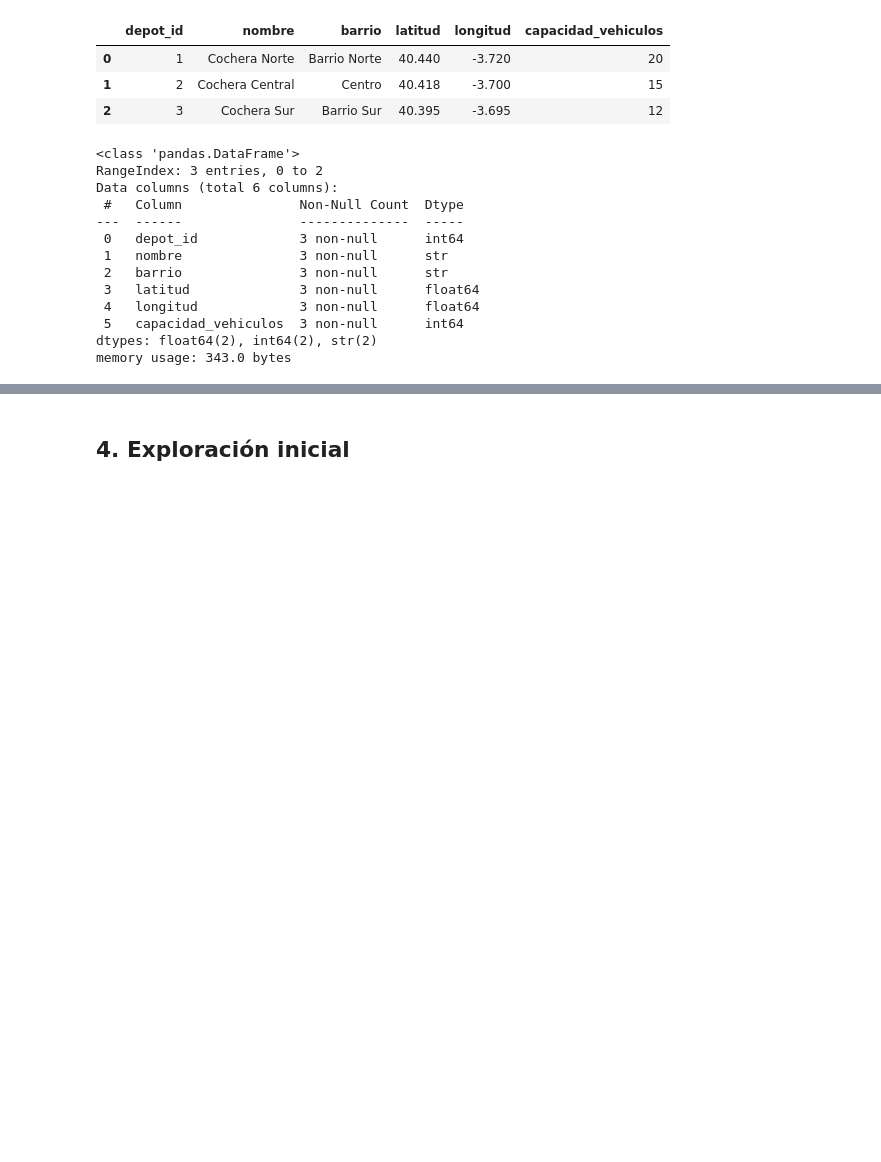
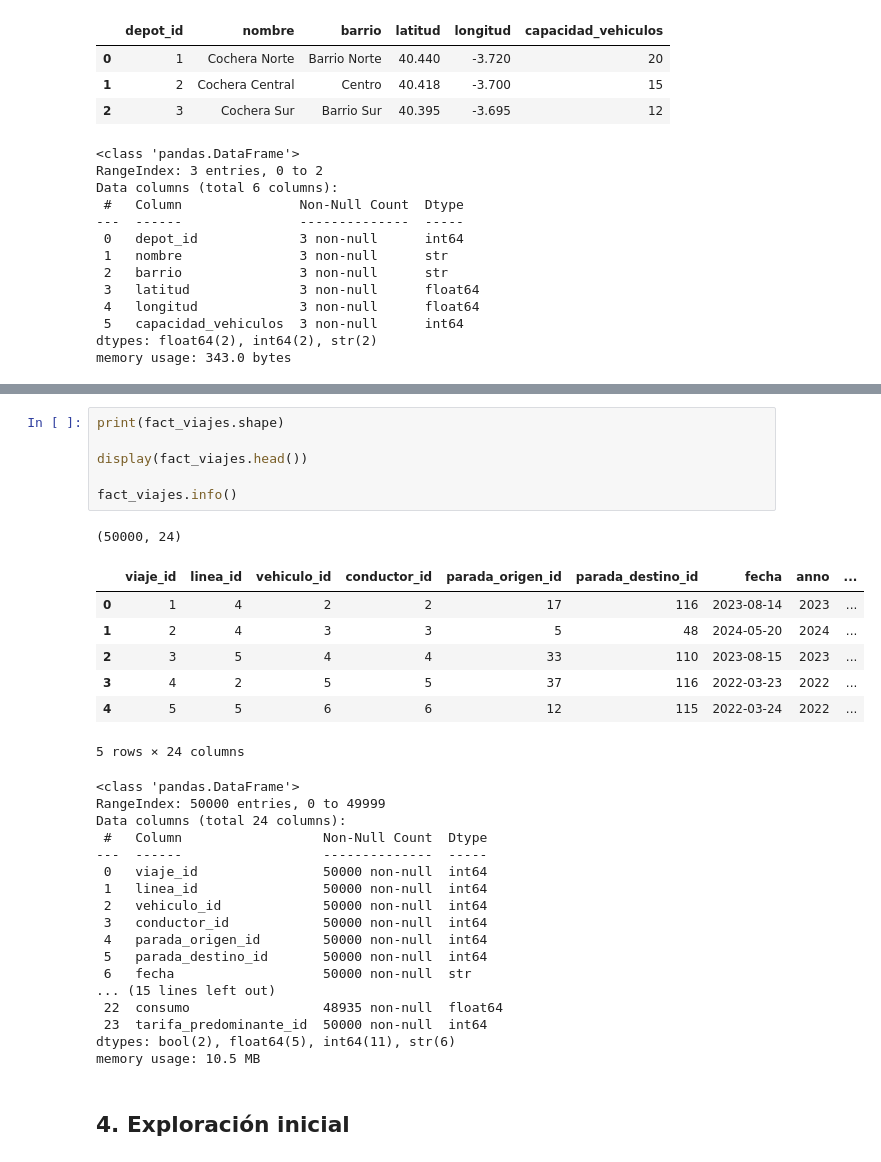
Before and after one commit to Gonzalo-6/Arranz_Alonso_Gonzalo_ProyectoFinal, a Jupyter notebook: 01_eda.ipynb, the cells around one changed output, grey strips where cells are left out. Drawn from its saved outputs; the diff is of its cells as text; blank space fills up the shorter version.

```diff
--- a/01_eda.ipynb
+++ b/01_eda.ipynb
@@ -76,3 +281,35 @@ memory usage: 343.0 bytes
+# %%
+print(fact_viajes.shape)
+
+display(fact_viajes.head())
+
+fact_viajes.info()
+# %% [output]
+(50000, 24)
+|  | viaje_id | linea_id | vehiculo_id | conductor_id | parada_origen_id | parada_destino_id | fecha | anno | ... |
+| 0 | 1 | 4 | 2 | 2 | 17 | 116 | 2023-08-14 | 2023 | ... |
+| 1 | 2 | 4 | 3 | 3 | 5 | 48 | 2024-05-20 | 2024 | ... |
+| 2 | 3 | 5 | 4 | 4 | 33 | 110 | 2023-08-15 | 2023 | ... |
+| 3 | 4 | 2 | 5 | 5 | 37 | 116 | 2022-03-23 | 2022 | ... |
+| 4 | 5 | 5 | 6 | 6 | 12 | 115 | 2022-03-24 | 2022 | ... |
+5 rows × 24 columns
+<class 'pandas.DataFrame'>
+RangeIndex: 50000 entries, 0 to 49999
+Data columns (total 24 columns):
+ #   Column                  Non-Null Count  Dtype
+---  ------                  --------------  -----
+ 0   viaje_id                50000 non-null  int64
+ 1   linea_id                50000 non-null  int64
+ 2   vehiculo_id             50000 non-null  int64
+ 3   conductor_id            50000 non-null  int64
+ 4   parada_origen_id        50000 non-null  int64
+ 5   parada_destino_id       50000 non-null  int64
+ 6   fecha                   50000 non-null  str
+... (15 lines left out)
+ 22  consumo                 48935 non-null  float64
+ 23  tarifa_predominante_id  50000 non-null  int64
+dtypes: bool(2), float64(5), int64(11), str(6)
+memory usage: 10.5 MB
 # %% [markdown]
 ## 4. Exploración inicial
 # %% [markdown]
```
Also changed, not shown: parts of 8 cells of this notebook, 1 other file.
